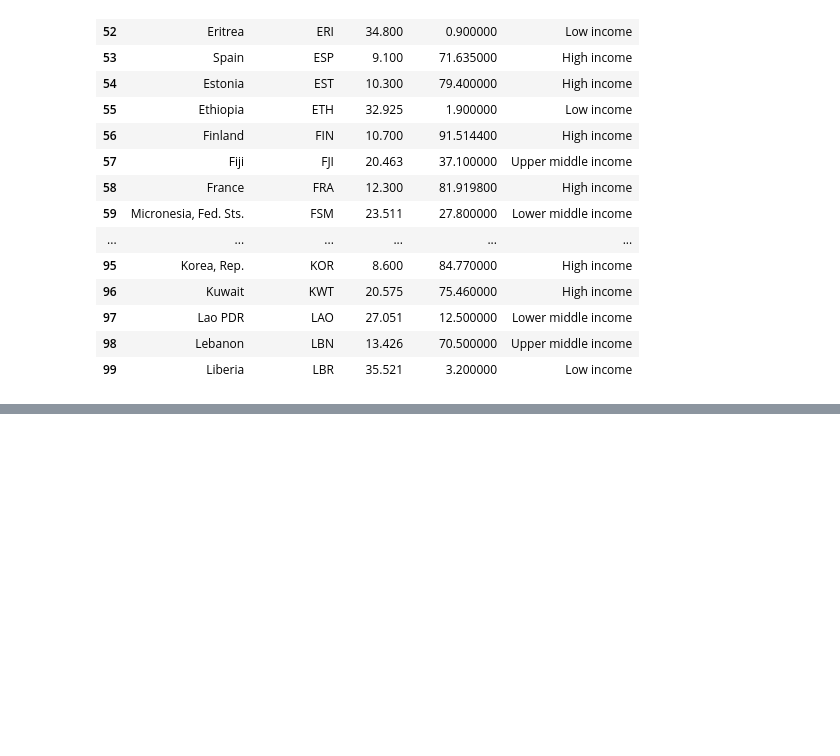
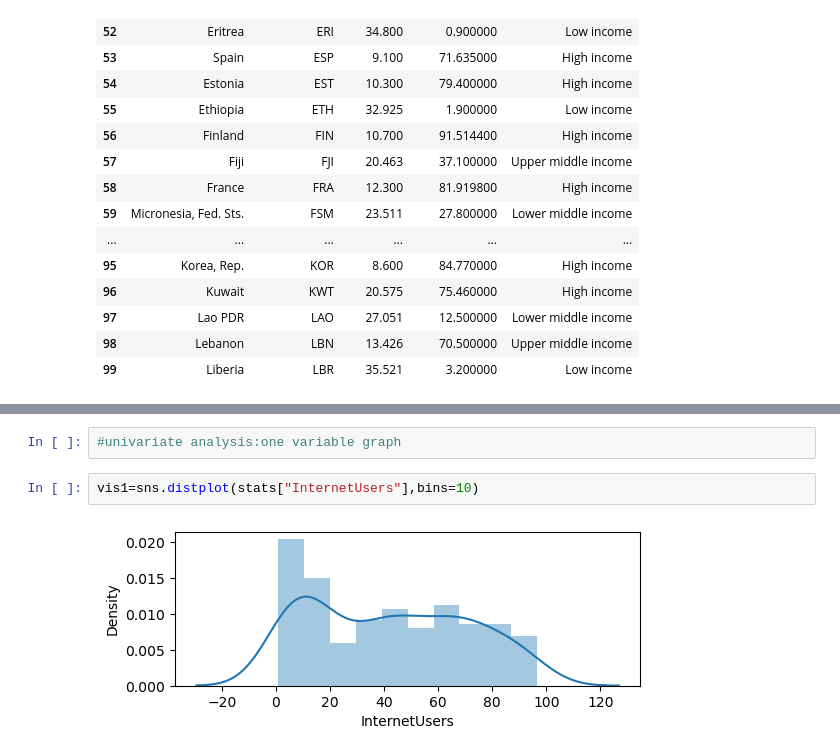
Before and after one commit to Debopoma-Mukherjee/Agentic-AI-Generative-Ai-AI-ML-DA-FSDS-_-CODES-_-EXPERTISE, a Jupyter notebook: 14_pandas_workshop.ipynb, the cells around one changed output, grey strips where cells are left out. Drawn from its saved outputs; the diff is of its cells as text; blank space fills up the shorter version.

```diff
--- a/14_pandas_workshop.ipynb
+++ b/14_pandas_workshop.ipynb
@@ -304,0 +463,6 @@ stats[50:100]
+# %%
+#univariate analysis:one variable graph
+# %%
+vis1=sns.distplot(stats["InternetUsers"],bins=10)
+# %% [output]
+[figure, added]
```
Also changed, not shown: parts of 26 cells of this notebook.
